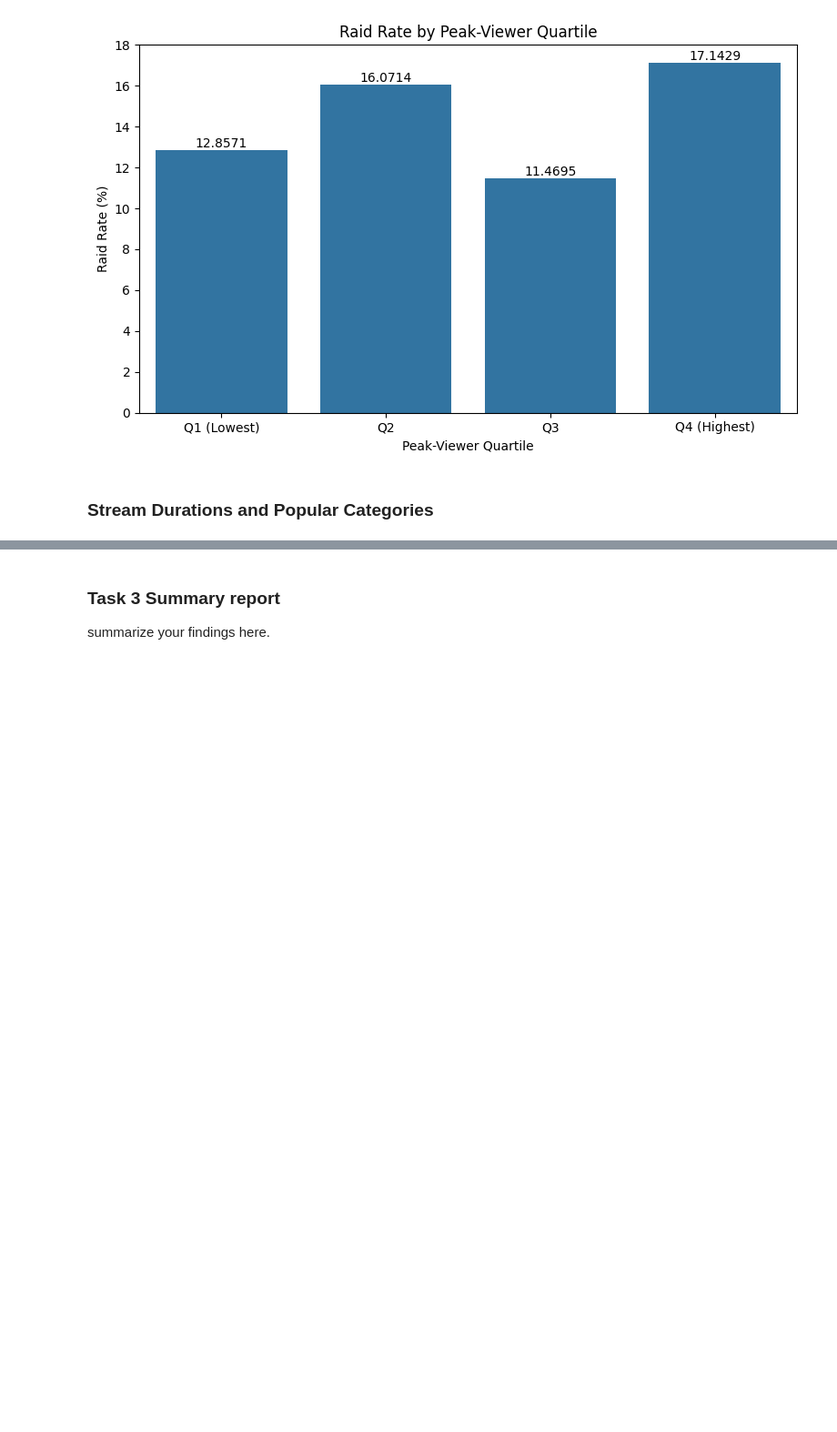
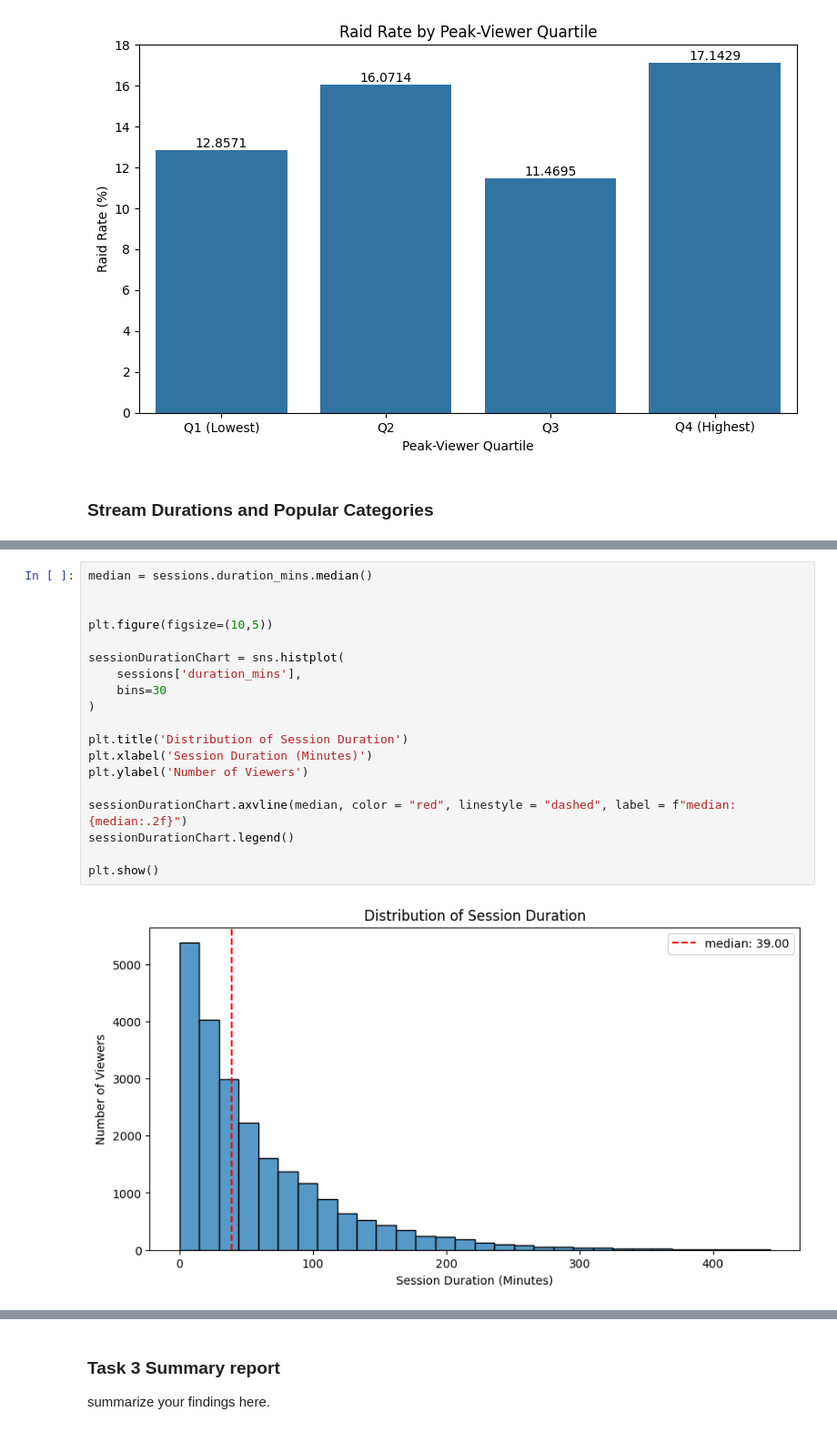
Before and after one commit to zlwym/Assignment01_IAT461, a Jupyter notebook: IAT461-Assignment01-Scaffold.ipynb, the cells around one changed output, grey strips where cells are left out. Shown at 91% size. Cells and saved outputs as stored; diff of their text form; blank space fills up the shorter version.

```diff
--- a/IAT461-Assignment01-Scaffold.ipynb
+++ b/IAT461-Assignment01-Scaffold.ipynb
@@ -901,0 +944,21 @@ plt.show()
+# %%
+median = sessions.duration_mins.median()
+
+
+plt.figure(figsize=(10,5))
+
+sessionDurationChart = sns.histplot(
+    sessions['duration_mins'],
+    bins=30
+)
+
+plt.title('Distribution of Session Duration')
+plt.xlabel('Session Duration (Minutes)')
+plt.ylabel('Number of Viewers')
+
+sessionDurationChart.axvline(median, color = "red", linestyle = "dashed", label = f"median: {median:.2f}")
+sessionDurationChart.legend()
+
+plt.show()
+# %% [output]
+[figure, added]
```
Also changed, not shown: parts of 13 cells of this notebook.
